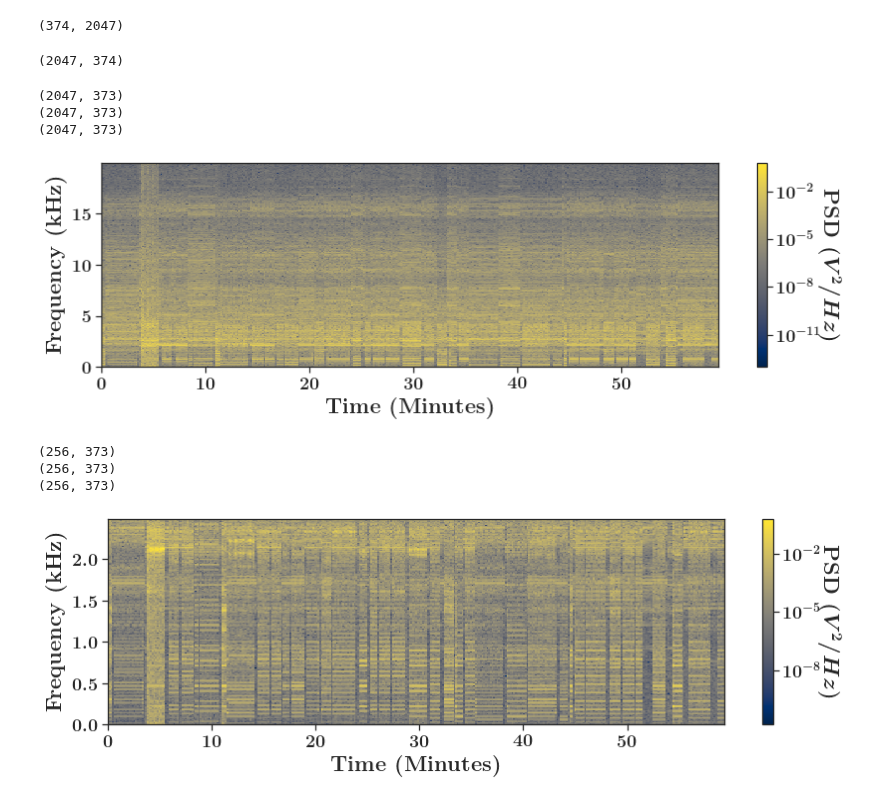
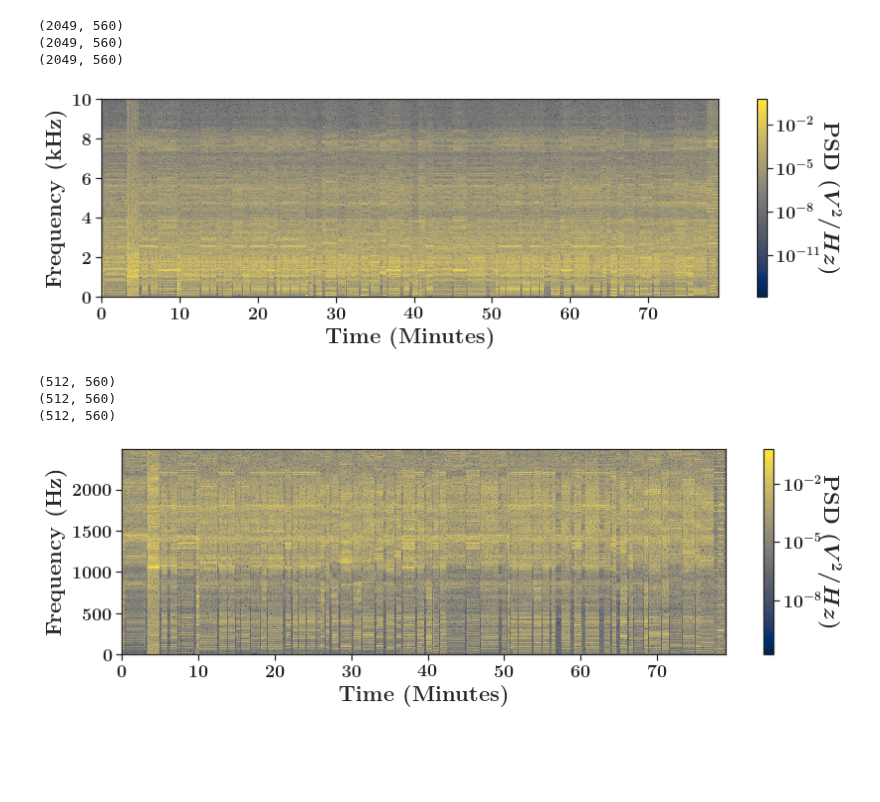
Before and after one commit to danielnewman09/Dissertation, a Jupyter notebook: Dissertation-Notebooks/Chapter-6/Full-Time-Spectrogram.ipynb, the cells around one changed output. Saved outputs shown, nothing was run; the diff lists cells and outputs as text; code cells hidden in the pictures; blank space fills up the shorter version.

```diff
--- a/Dissertation-Notebooks/Chapter-6/Full-Time-Spectrogram.ipynb
+++ b/Dissertation-Notebooks/Chapter-6/Full-Time-Spectrogram.ipynb
@@ -74,5 +74,5 @@ def lin_log_interp(fft_features):
     # Return the interpolated valuess
     return np.interp(np.log10(fft_features),np.log10(x),y)
 # %%
-X_train_full = np.load('data/X_train_Full.npy',allow_pickle=True)
-ts = np.load('data/time_minutes.npy',allow_pickle=True)
+X_full = np.load('data/X_Full.npy',allow_pickle=True)
+ts_full = np.load('data/time_minutes_full.npy',allow_pickle=True)
@@ -87,7 +79,6 @@ X_train = X_train_full[:,1:]
-# %%
-X_train.shape
-# %% [output]
-(374, 2047)
+# %%
+freqs = np.linspace(0,10000,2049)
+frequencyInterval = freqs[1]
 # %%
 def plot_spectrogram(
             time,
@@ -103,7 +94,8 @@ def plot_spectrogram(
             ylabelpad = 5,
             file_type='pdf',
             date_format='%I:00 %p, %b %d',
-            xlabel = 'Time'
+            xlabel = 'Time',
+            hertz = 'kHz'
             ):
 
     yi = np.arange(-0.0, spectrogram.shape[0] * frequencyInterval,frequencyInterval)
@@ -124,7 +116,7 @@ def plot_spectrogram(
 
     cbar = plt.colorbar()
     cbar.set_label(r'\textbf{PSD ($V^2 / Hz$)}', rotation=270,labelpad=20)
-    plt.ylabel(r'\textbf{Frequency (kHz)}', labelpad=ylabelpad,fontsize=22)
+    plt.ylabel(r'\textbf{Frequency ('+ hertz +')}', labelpad=ylabelpad,fontsize=22)
     plt.xlabel(r'\textbf{' + xlabel + '}', labelpad=xlabelpad,fontsize=22)
 
     plt.tight_layout(pad=1.2)
@@ -155,17 +147,11 @@ def plot_spectrogram(
     plt.clf()
     plt.cla()
     plt.close()
-# %%
-spectrogram = X_train.astype(float).T
-frequencyInterval = freqs[1]
-print(spectrogram.shape)
-# %% [output]
-(2047, 374)
 # %%
 max_index = -1
 plot_spectrogram(
-            ts[:max_index],
-            spectrogram[:,:max_index],
+            ts,
+            X_full.astype(float).T,
             frequencyInterval / 1000,
             size=(12,4),
             showplot = True,
@@ -180,30 +166,31 @@ plot_spectrogram(
             xlabel='Time (Minutes)'
             )
 # %% [output]
-(2047, 373)
-(2047, 373)
-(2047, 373)
+(2049, 560)
+(2049, 560)
+(2049, 560)
-[figure, old version]
+[figure, new version]
 # %%
 max_index = -1
 plot_spectrogram(
-            ts[:max_index],
-            spectrogram[:256,:max_index],
-            frequencyInterval / 1000,
+            ts,
+            spectrogram[:512,:],
+            frequencyInterval ,
             size=(12,4),
             showplot = True,
             save_plot = True,
             transparent = True,
             folder = 'figures/',
             filename = 'Experiment-3-Spectrogram-LowPass',
             xlabelpad = 5,
             ylabelpad = 5,
             file_type='png',
 #             date_format='%I:00 %p, %b %d',
-            xlabel='Time (Minutes)'
+            xlabel='Time (Minutes)',
+            hertz='Hz'
             )
 # %% [output]
-(256, 373)
-(256, 373)
-(256, 373)
+(512, 560)
+(512, 560)
+(512, 560)
-[figure, old version]
+[figure, new version]
```
Also changed, not shown: parts of 2 cells of this notebook, 12 other files.
